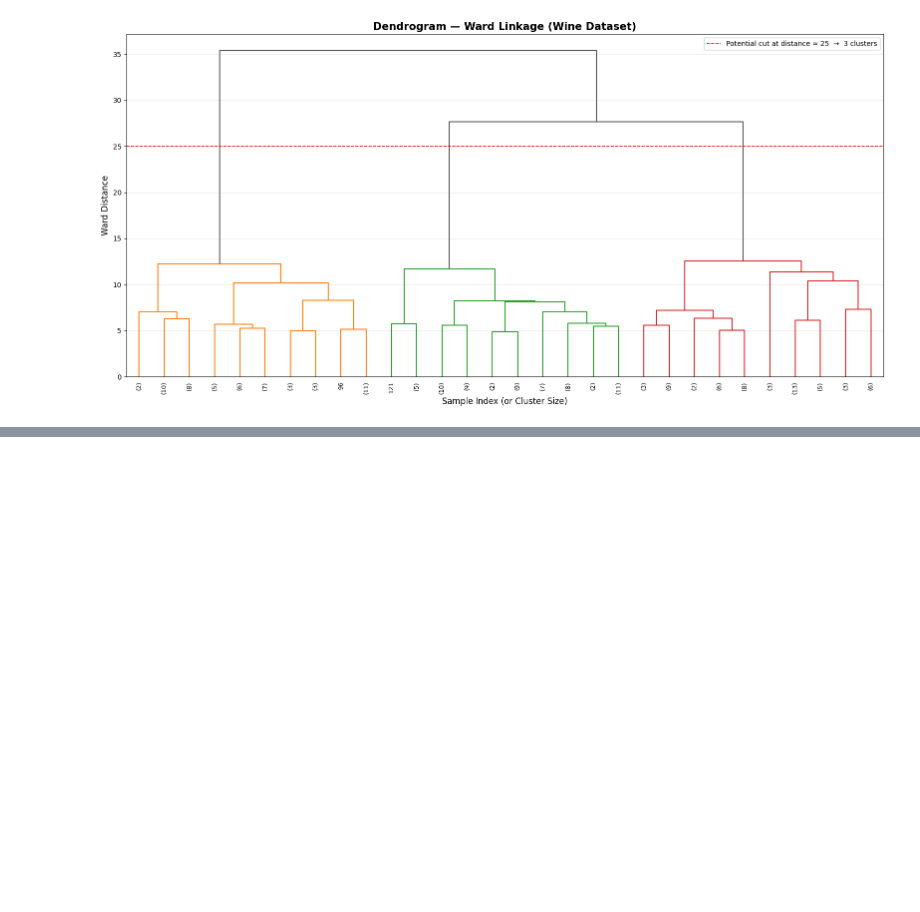
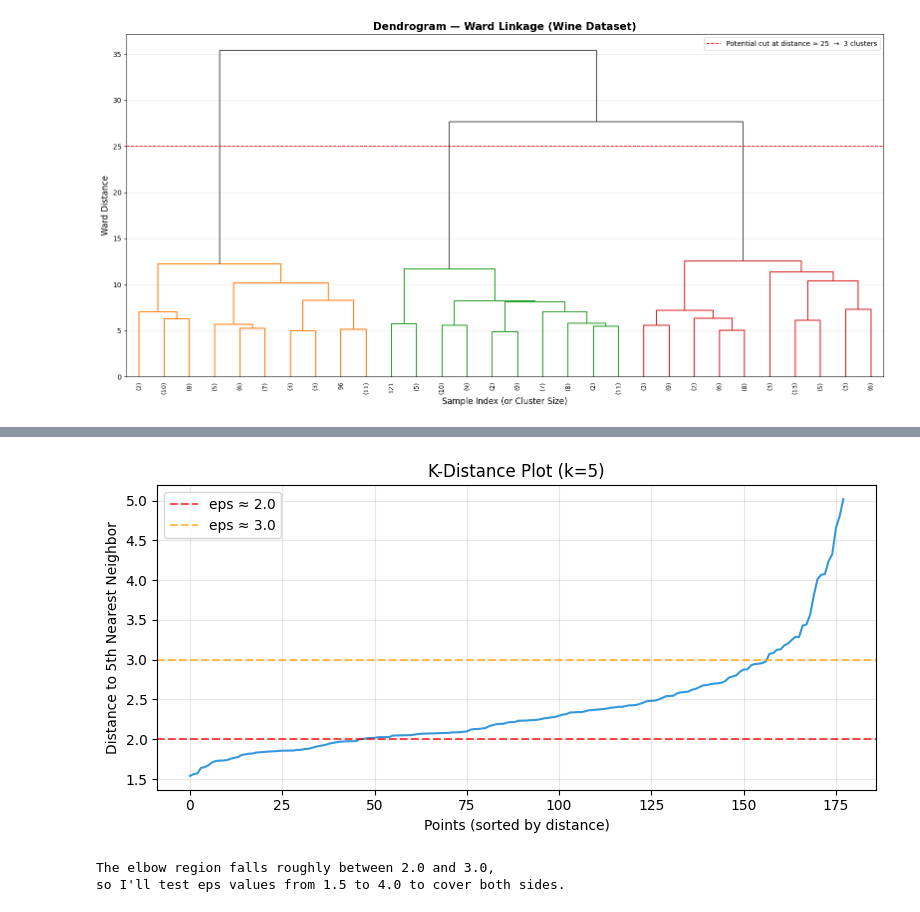
Before and after one commit to olkanth/MSCS_634_Lab_5, a Jupyter notebook: MSCS_634_Lab_5.ipynb, the cells around one changed output, grey strips where cells are left out. Drawn from its saved outputs; the diff is of its cells as text; code cells hidden in the pictures; blank space fills up the shorter version.

Commit message:
DBSCAN param ranges

```diff
--- a/MSCS_634_Lab_5.ipynb
+++ b/MSCS_634_Lab_5.ipynb
@@ -20,11 +20,14 @@ from sklearn.cluster import AgglomerativeClustering
 # %% [markdown]
 ### Load the Wine dataset from sklearn.datasets.
 # %%
-wine_data = load_wine()
-wine_df = pd.DataFrame(wine_data.data, columns=wine_data.feature_names)
+wine = load_wine()
+wine_data= wine.data
+target = wine.target
+wine_df = pd.DataFrame(wine_data, columns=wine.feature_names)
 
 # wine_data
 wine_df
+# target
 # %% [output]
 |  | alcohol | malic_acid | ash | alcalinity_of_ash | magnesium | total_phenols | flavanoids | ... |
 | 0 | 14.23 | 1.71 | 2.43 | 15.6 | 127.0 | 2.80 | 3.06 | ... |
@@ -191,0 +209,31 @@ plt.tight_layout()
+# %%
+# Apply the DBSCAN algorithm to the dataset.
+
+# Step1 : Calculate k-distance
+from sklearn.neighbors import NearestNeighbors
+
+# K-distance plot to help choose eps
+# Using k=5 as our reference neighbor
+nn = NearestNeighbors(n_neighbors=5)
+nn.fit(wine_df_scaled)
+distances, _ = nn.kneighbors(wine_df_scaled)
+k_distances = np.sort(distances[:, -1])  # distance to 5th nearest neighbor
+
+plt.figure(figsize=(8, 4))
+plt.plot(k_distances, color='#3498db', linewidth=1.5)
+plt.axhline(y=2.0, color='red', linestyle='--', alpha=0.7, label='eps ≈ 2.0')
+plt.axhline(y=3.0, color='orange', linestyle='--', alpha=0.7, label='eps ≈ 3.0')
+plt.xlabel("Points (sorted by distance)")
+plt.ylabel("Distance to 5th Nearest Neighbor")
+plt.title("K-Distance Plot (k=5)")
+plt.legend()
+plt.grid(True, alpha=0.3)
+plt.tight_layout()
+plt.show()
+
+print("The elbow region falls roughly between 2.0 and 3.0,")
+print("so I'll test eps values from 1.5 to 4.0 to cover both sides.")
+# %% [output]
+[figure, added]
+The elbow region falls roughly between 2.0 and 3.0,
+so I'll test eps values from 1.5 to 4.0 to cover both sides.
```
Also changed, not shown: parts of 3 cells of this notebook.
